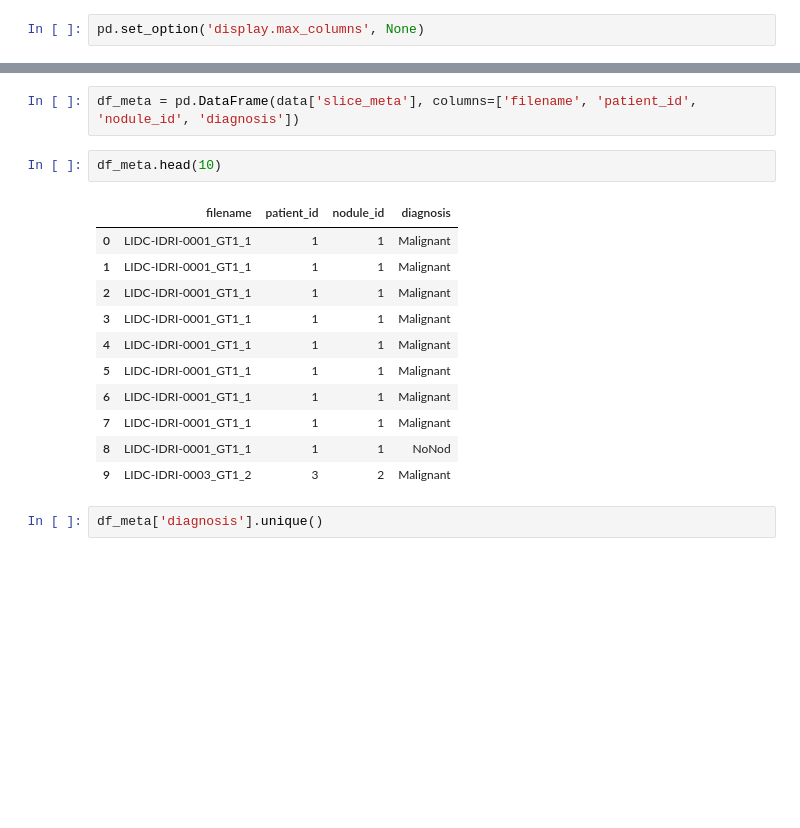
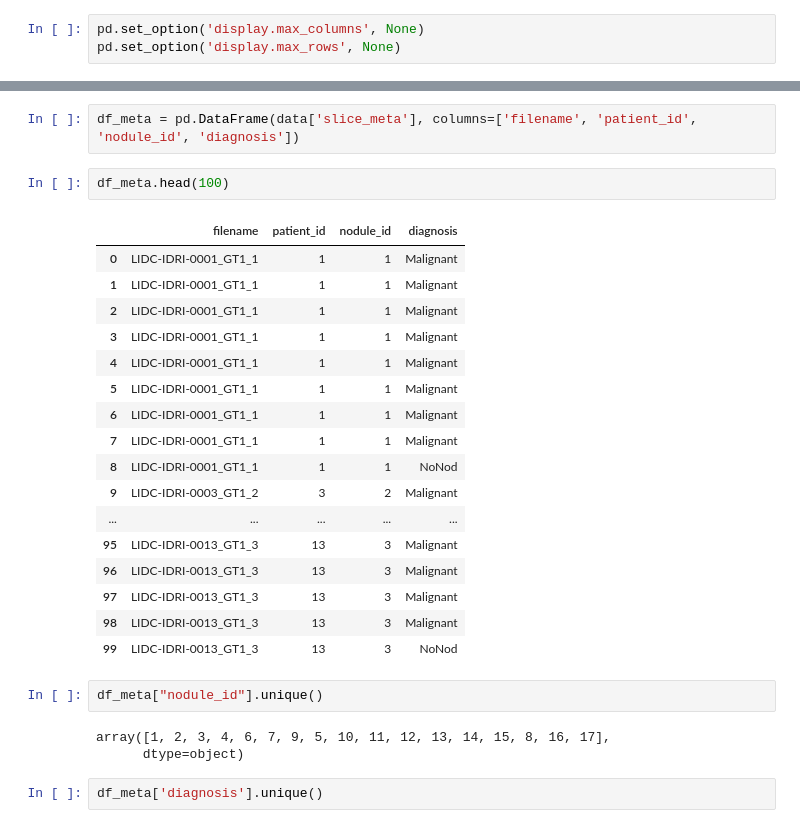
Before and after one commit to Bushika7/CT_segmentation_classification, a Jupyter notebook: Milestone3/Milestone3_part2_3.ipynb, the cells around one changed output, grey strips where cells are left out. Cells and saved outputs as stored; diff of their text form; blank space fills up the shorter version.

```diff
--- a/Milestone3/Milestone3_part2_3.ipynb
+++ b/Milestone3/Milestone3_part2_3.ipynb
@@ -27,5 +28,6 @@ from sklearn.metrics import precision_score, recall_score, f1_score, accuracy_sc
 # %%
 pd.set_option('display.max_columns', None)
+pd.set_option('display.max_rows', None)
 # %% [markdown]
 ## Loading the data
 # %% [markdown]
@@ -77,19 +84,30 @@ for element in data['slice_meta']:
 # %%
 df_meta = pd.DataFrame(data['slice_meta'], columns=['filename', 'patient_id', 'nodule_id', 'diagnosis'])
 # %%
-df_meta.head(10)
+df_meta.head(100)
 # %% [output]
 |  | filename | patient_id | nodule_id | diagnosis |
 | 0 | LIDC-IDRI-0001_GT1_1 | 1 | 1 | Malignant |
 | 1 | LIDC-IDRI-0001_GT1_1 | 1 | 1 | Malignant |
 | 2 | LIDC-IDRI-0001_GT1_1 | 1 | 1 | Malignant |
 | 3 | LIDC-IDRI-0001_GT1_1 | 1 | 1 | Malignant |
 | 4 | LIDC-IDRI-0001_GT1_1 | 1 | 1 | Malignant |
 | 5 | LIDC-IDRI-0001_GT1_1 | 1 | 1 | Malignant |
 | 6 | LIDC-IDRI-0001_GT1_1 | 1 | 1 | Malignant |
 | 7 | LIDC-IDRI-0001_GT1_1 | 1 | 1 | Malignant |
 | 8 | LIDC-IDRI-0001_GT1_1 | 1 | 1 | NoNod |
 | 9 | LIDC-IDRI-0003_GT1_2 | 3 | 2 | Malignant |
+| ... | ... | ... | ... | ... |
+| 95 | LIDC-IDRI-0013_GT1_3 | 13 | 3 | Malignant |
+| 96 | LIDC-IDRI-0013_GT1_3 | 13 | 3 | Malignant |
+| 97 | LIDC-IDRI-0013_GT1_3 | 13 | 3 | Malignant |
+| 98 | LIDC-IDRI-0013_GT1_3 | 13 | 3 | Malignant |
+| 99 | LIDC-IDRI-0013_GT1_3 | 13 | 3 | NoNod |
+# %%
+df_meta["nodule_id"].unique()
+# %% [output]
+array([1, 2, 3, 4, 6, 7, 9, 5, 10, 11, 12, 13, 14, 15, 8, 16, 17],
+      dtype=object)
 # %%
 df_meta['diagnosis'].unique()
 # %% [output]
```
Also changed, not shown: parts of 39 cells of this notebook, 3 other files.
